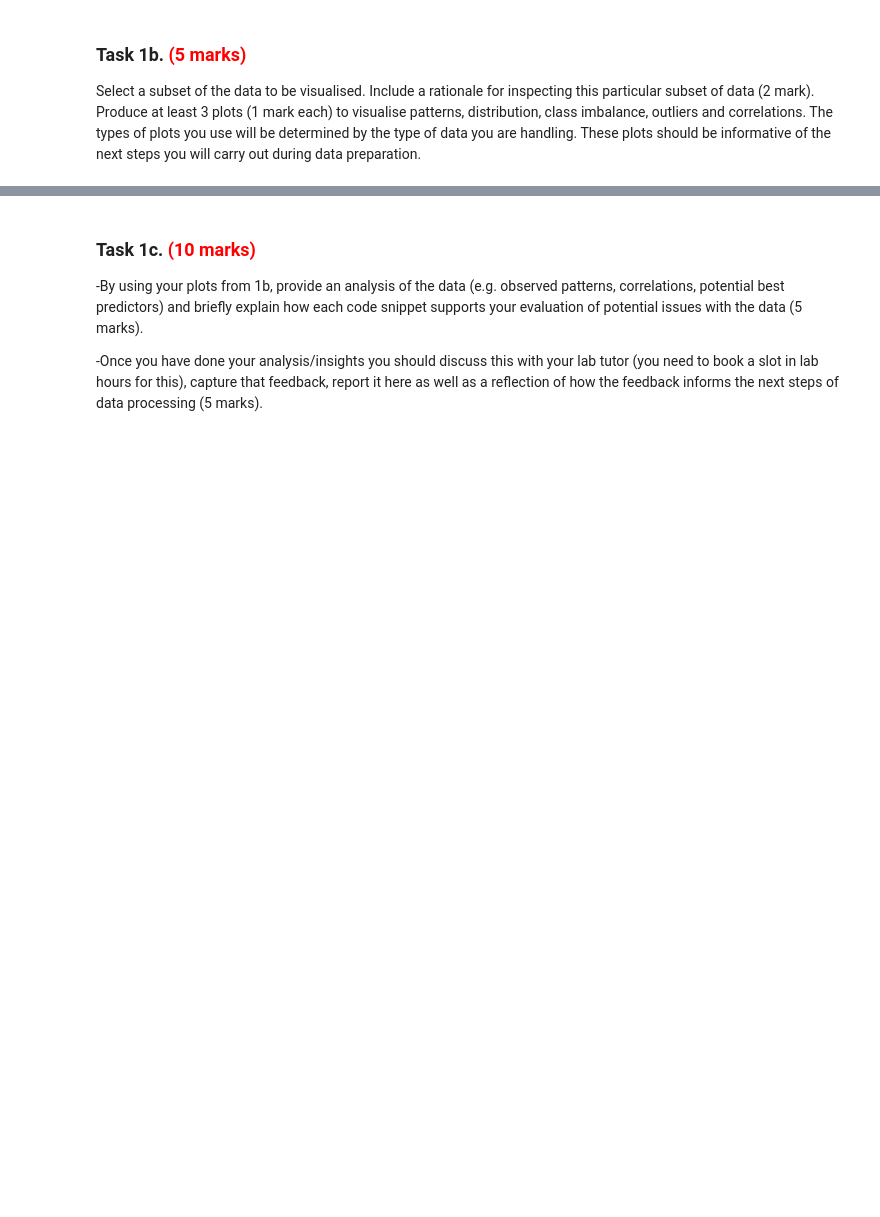
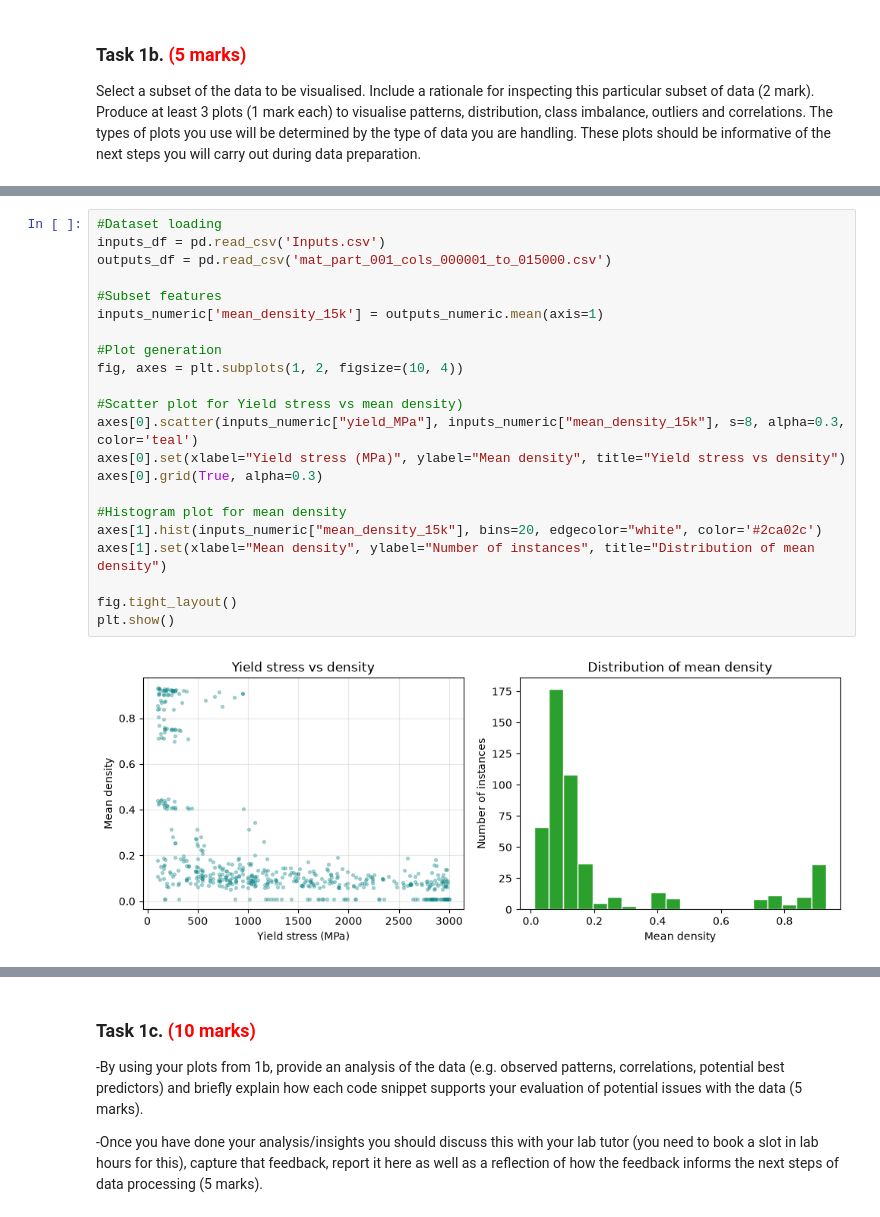
Before and after one commit to alexandreduon/egyad4_ML_Coursework, a Jupyter notebook: mmme4125-coursework_2026.ipynb, the cells around one changed output, grey strips where cells are left out. Drawn from its saved outputs; the diff is of its cells as text; blank space fills up the shorter version.

```diff
--- a/mmme4125-coursework_2026.ipynb
+++ b/mmme4125-coursework_2026.ipynb
@@ -96,0 +114,24 @@ Select a subset of the data to be visualised. Include a rationale for inspecting
+# %%
+#Dataset loading
+inputs_df = pd.read_csv('Inputs.csv')
+outputs_df = pd.read_csv('mat_part_001_cols_000001_to_015000.csv')
+
+#Subset features
+inputs_numeric['mean_density_15k'] = outputs_numeric.mean(axis=1)
+
+#Plot generation
+fig, axes = plt.subplots(1, 2, figsize=(10, 4))
+
+#Scatter plot for Yield stress vs mean density)
+axes[0].scatter(inputs_numeric["yield_MPa"], inputs_numeric["mean_density_15k"], s=8, alpha=0.3, color='teal')
+axes[0].set(xlabel="Yield stress (MPa)", ylabel="Mean density", title="Yield stress vs density")
+axes[0].grid(True, alpha=0.3)
+
+#Histogram plot for mean density
+axes[1].hist(inputs_numeric["mean_density_15k"], bins=20, edgecolor="white", color='#2ca02c')
+axes[1].set(xlabel="Mean density", ylabel="Number of instances", title="Distribution of mean density")
+
+fig.tight_layout()
+plt.show()
+# %% [output]
+[figure, added]
```
Also changed, not shown: parts of 9 cells of this notebook.
